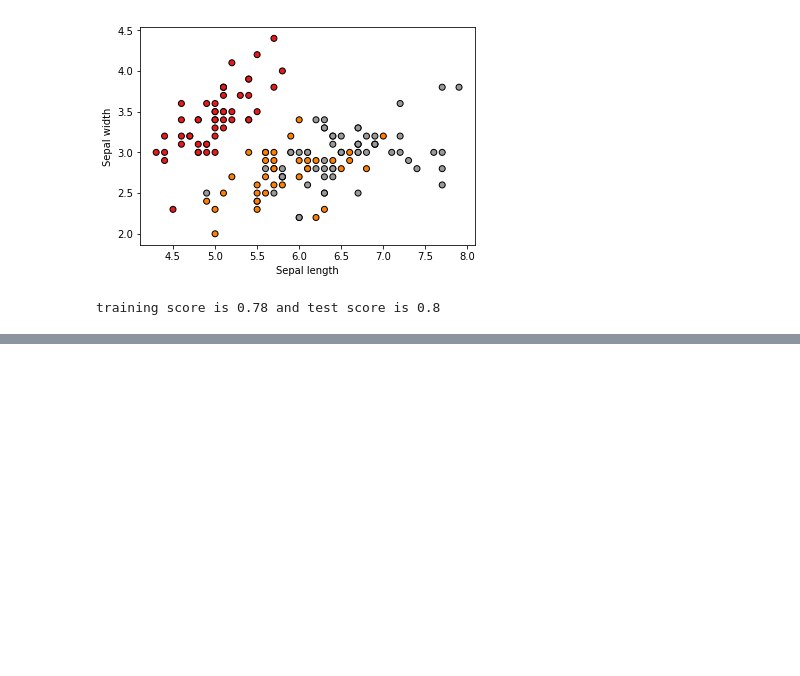
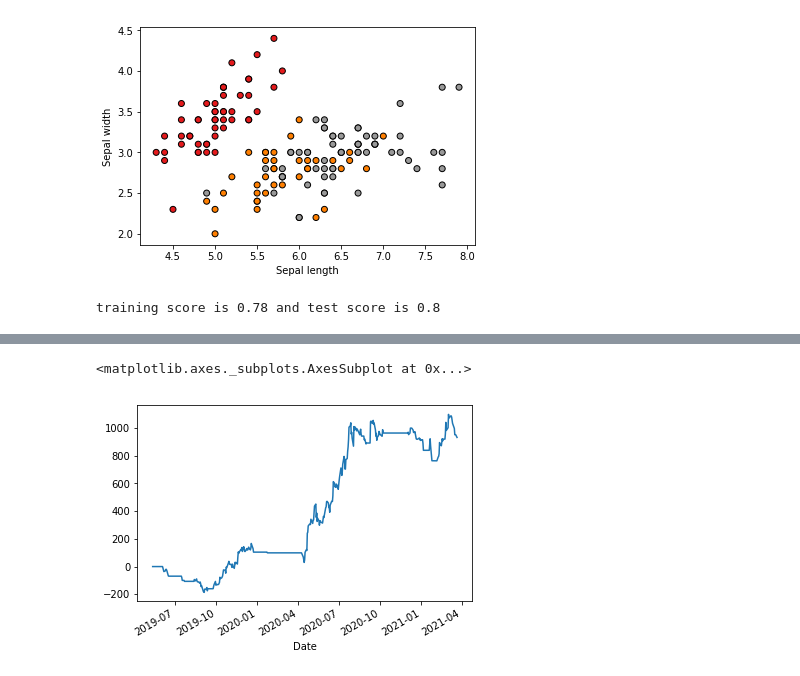
Before and after one commit to prodipta/ml-finance, a Jupyter notebook: random_forest/random_forest.ipynb, the cells around one changed output, grey strips where cells are left out. Drawn from its saved outputs; the diff is of its cells as text; code cells hidden in the pictures; blank space fills up the shorter version.

```diff
--- a/random_forest/random_forest.ipynb
+++ b/random_forest/random_forest.ipynb
@@ -84,0 +201,16 @@ training score is 0.78 and test score is 0.8
+# %%
+# our training target is next N-day performance 1 if positive or 0 if negative
+# we define our strategy parameters and compute target based on strategy horizon - 20 days
+
+N = 20
+total_days = len(data)
+starting_pos = 2000
+batch_size = 200
+feature_cols_start = 5
+
+target = ta.ROC(data.close, N)
+target.loc[target>0] = 1
+target.loc[target<=0] = 0
+target = target.fillna(0)
+target = target.astype('int32')
+target.tail()
@@ -84,0 +225,23 @@ training score is 0.78 and test score is 0.8
+# %%
+# Now we iterate through our data
+# We evaluate our model every N-th day
+import tqdm
+
+def train_model(model, data, target, start, end, feature_cols_start):
+    X_train = data.iloc[start:end, feature_cols_start:-1]
+    Y_train = target.iloc[start:end]
+    model.fit(X_train, Y_train)
+    return model
+
+for i in tqdm.tqdm(range(starting_pos, total_days)):
+    end = i-1
+    start = end - batch_size
+
+    if i%N ==0:
+        rf = train_model(rf, data, target, start, end, feature_cols_start)
+
+    features = data.iloc[i,feature_cols_start:-1]
+    pos = rf.predict(features.values.reshape((1,n_features)))
+    data.iloc[i,18] = pos[0]
+
+data.tail()
@@ -84,0 +256,9 @@ training score is 0.78 and test score is 0.8
+# %%
+returns = df.close - df.close.shift(1)
+
+perfs = data.pos.shift(1)*returns
+perfs = perfs[perfs.index > data.index[starting_pos]]
+perfs.cumsum().plot()
+# %% [output]
+<matplotlib.axes._subplots.AxesSubplot at 0x...>
+[figure, added]
```
Also changed, not shown: parts of 8 cells of this notebook, 1 other file.
